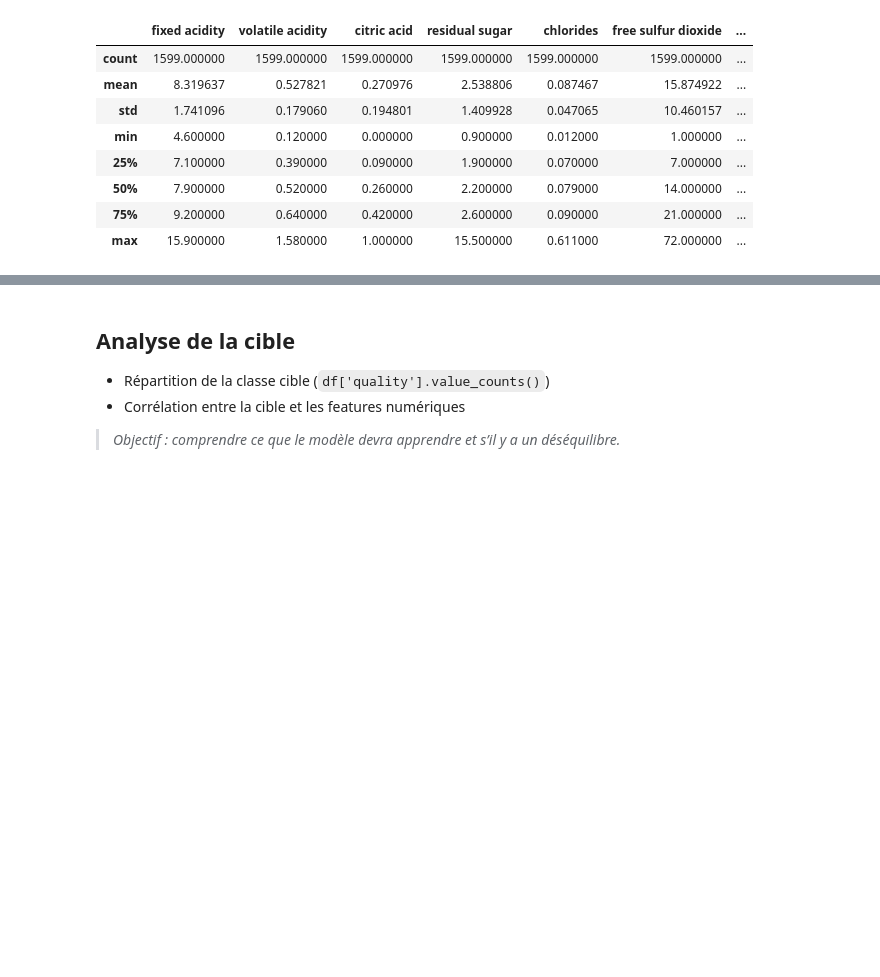
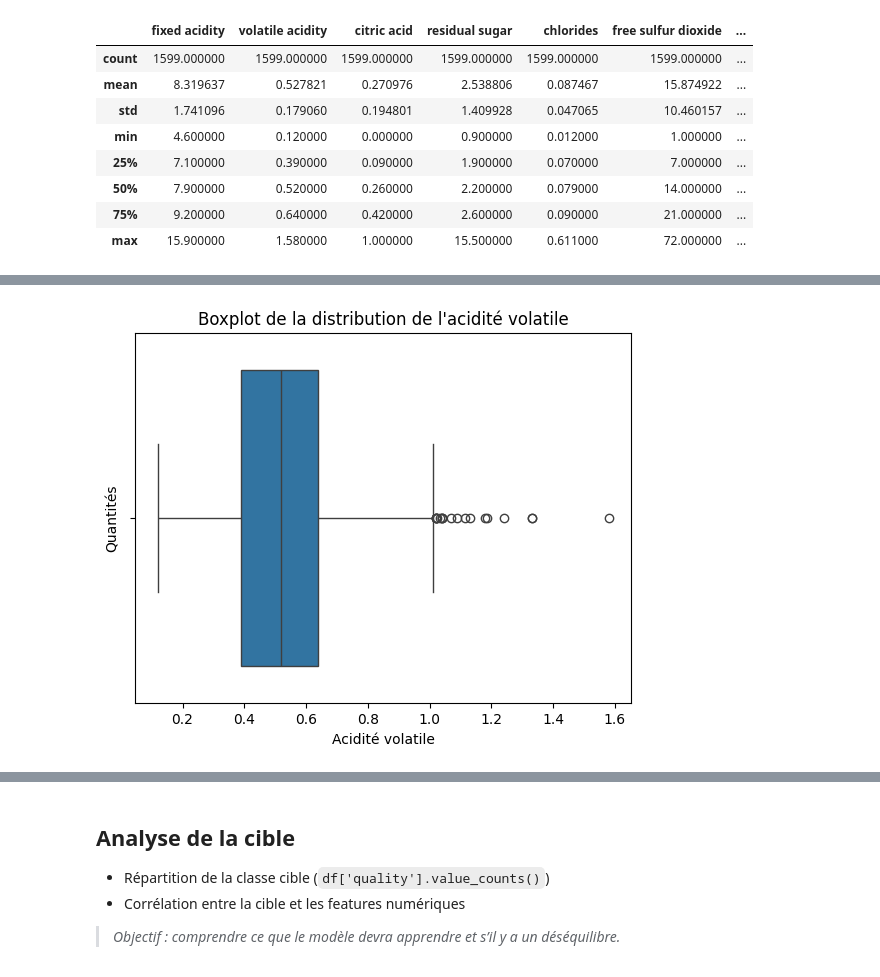
Before and after one commit to Louisq05/wine_quality_ML, a Jupyter notebook: notebooks/01_eda.ipynb, the cells around one changed output, grey strips where cells are left out. Drawn from its saved outputs; the diff is of its cells as text; code cells hidden in the pictures; blank space fills up the shorter version.

```diff
--- a/notebooks/01_eda.ipynb
+++ b/notebooks/01_eda.ipynb
@@ -146,0 +174,10 @@ df.describe()    # statistiques de base
+# %%
+# Boxplot : exemple avec l'acidité volatile
+plt.title("Boxplot de la distribution de l'acidité volatile")
+plt.xlabel("Acidité volatile")
+plt.ylabel("Quantités")
+
+sns.boxplot(x=df['volatile acidity'])
+plt.show()
+# %% [output]
+[figure, added]
```
Also changed, not shown: parts of 10 cells of this notebook.
